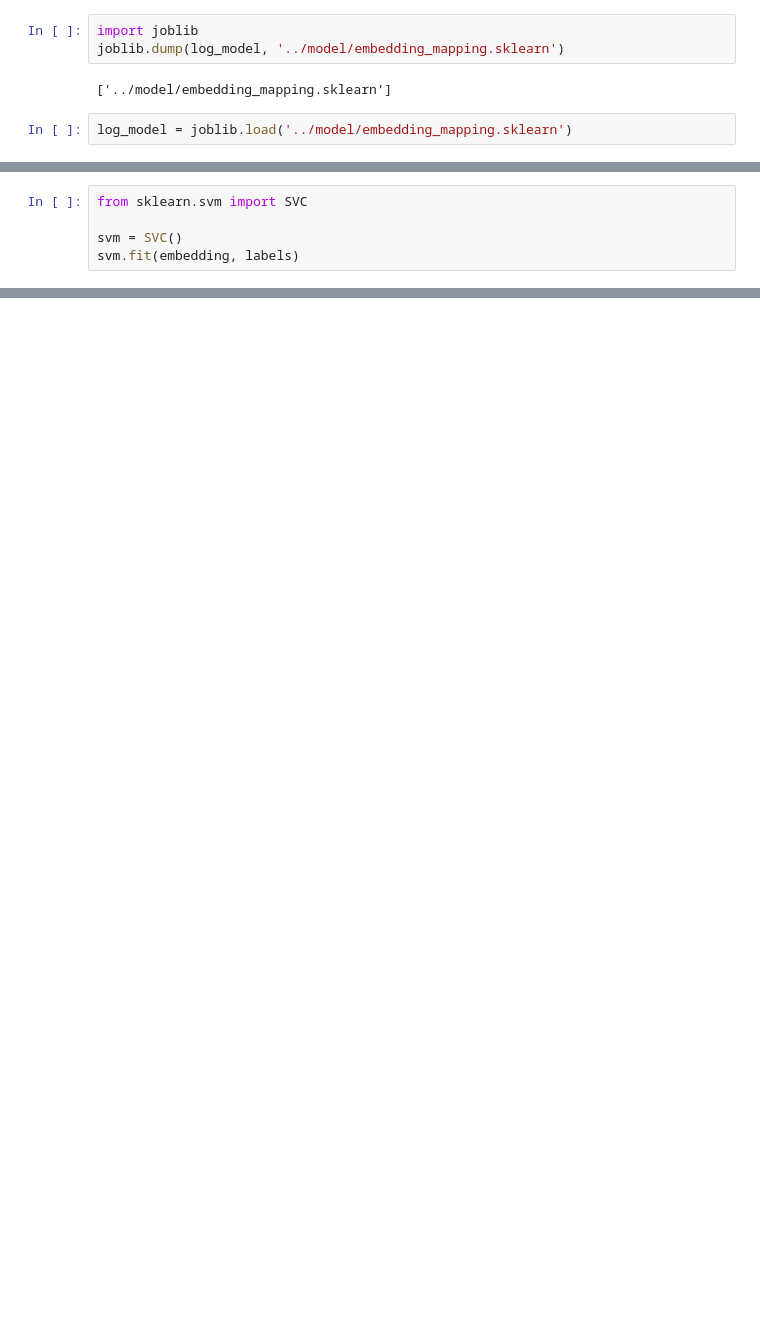
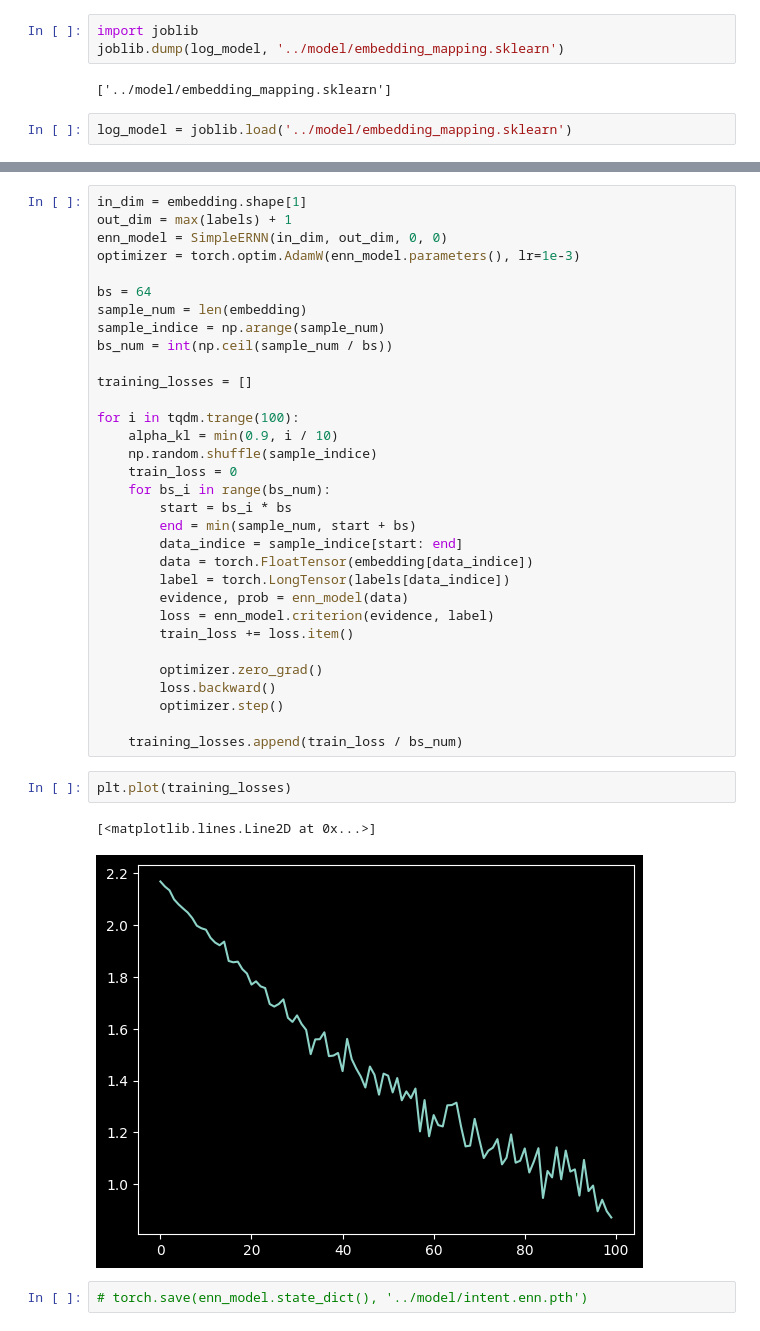
Before and after one commit to LSTM-Kirigaya/Lagrange.RagBot, a Jupyter notebook: notebook/experiment.ipynb, the cells around one changed output, grey strips where cells are left out. Cells and saved outputs as stored; diff of their text form; blank space fills up the shorter version.

```diff
--- a/notebook/experiment.ipynb
+++ b/notebook/experiment.ipynb
@@ -91,5 +92,0 @@ array([5])
-# %%
-from sklearn.svm import SVC
-
-svm = SVC()
-svm.fit(embedding, labels)
@@ -104,0 +148,39 @@ SVC()
+# %%
+in_dim = embedding.shape[1]
+out_dim = max(labels) + 1
+enn_model = SimpleERNN(in_dim, out_dim, 0, 0)
+optimizer = torch.optim.AdamW(enn_model.parameters(), lr=1e-3)
+
+bs = 64
+sample_num = len(embedding)
+sample_indice = np.arange(sample_num)
+bs_num = int(np.ceil(sample_num / bs))
+
+training_losses = []
+
+for i in tqdm.trange(100):
+    alpha_kl = min(0.9, i / 10)
+    np.random.shuffle(sample_indice)
+    train_loss = 0
+    for bs_i in range(bs_num):
+        start = bs_i * bs
+        end = min(sample_num, start + bs)
+        data_indice = sample_indice[start: end]
+        data = torch.FloatTensor(embedding[data_indice])
+        label = torch.LongTensor(labels[data_indice])
+        evidence, prob = enn_model(data)
+        loss = enn_model.criterion(evidence, label)
+        train_loss += loss.item()
+
+        optimizer.zero_grad()
+        loss.backward()
+        optimizer.step()
+
+    training_losses.append(train_loss / bs_num)
+# %%
+plt.plot(training_losses)
+# %% [output]
+[<matplotlib.lines.Line2D at 0x...>]
+[figure, added]
+# %%
+# torch.save(enn_model.state_dict(), '../model/intent.enn.pth')
```
Also changed, not shown: parts of 12 cells of this notebook, 32 other files.
